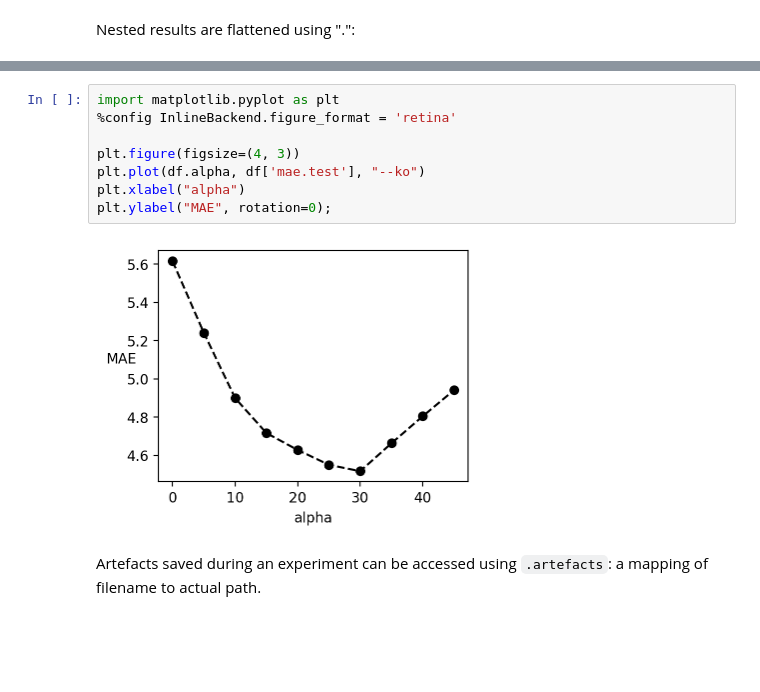
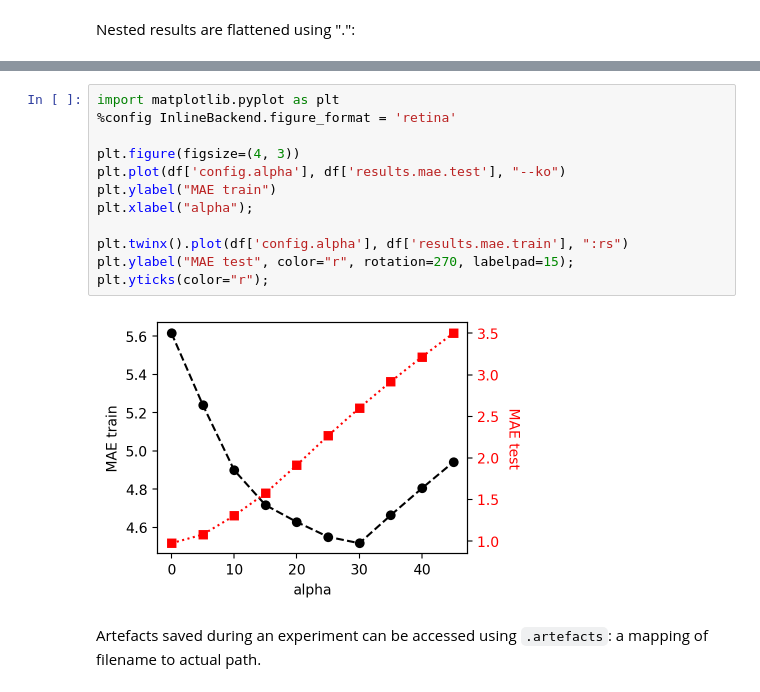
Before and after one commit to jla-gardner/digital-experiments, a Jupyter notebook: examples/digital_experiments.ipynb, the cells around one changed output, grey strips where cells are left out. Cells and saved outputs as stored; diff of their text form; blank space fills up the shorter version.

```diff
--- a/examples/digital_experiments.ipynb
+++ b/examples/digital_experiments.ipynb
@@ -161,13 +156,17 @@ df
 # %%
 import matplotlib.pyplot as plt
 %config InlineBackend.figure_format = 'retina'
 
 plt.figure(figsize=(4, 3))
-plt.plot(df.alpha, df['mae.test'], "--ko")
-plt.xlabel("alpha")
-plt.ylabel("MAE", rotation=0);
+plt.plot(df['config.alpha'], df['results.mae.test'], "--ko")
+plt.ylabel("MAE train")
+plt.xlabel("alpha");
+
+plt.twinx().plot(df['config.alpha'], df['results.mae.train'], ":rs")
+plt.ylabel("MAE test", color="r", rotation=270, labelpad=15);
+plt.yticks(color="r");
 # %% [output]
-[figure, old version]
+[figure, new version]
 # %% [markdown]
 Artefacts saved during an experiment can be accessed using `.artefacts`: a mapping of filename to actual path.
 # %%
```
Also changed, not shown: parts of 12 cells of this notebook, 5 other files.
